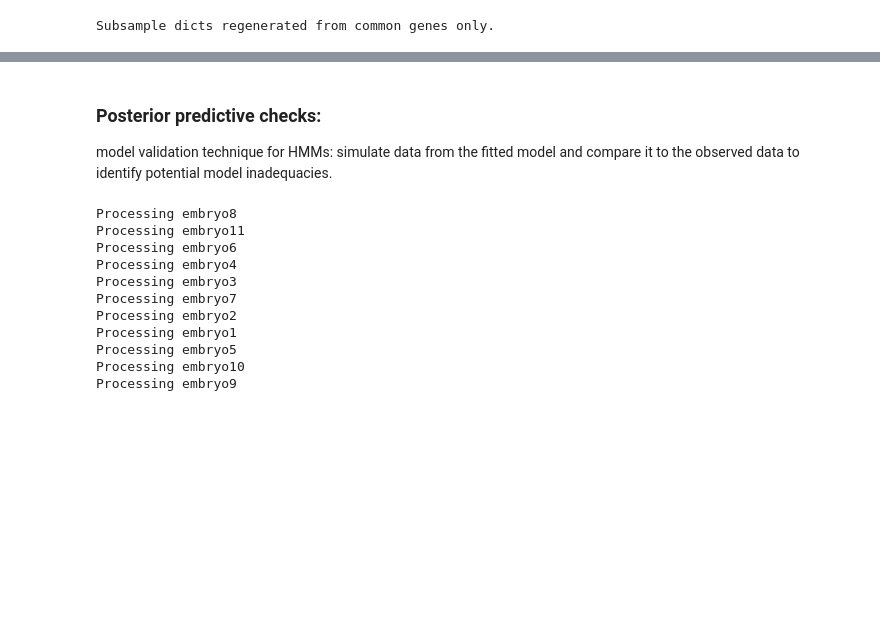
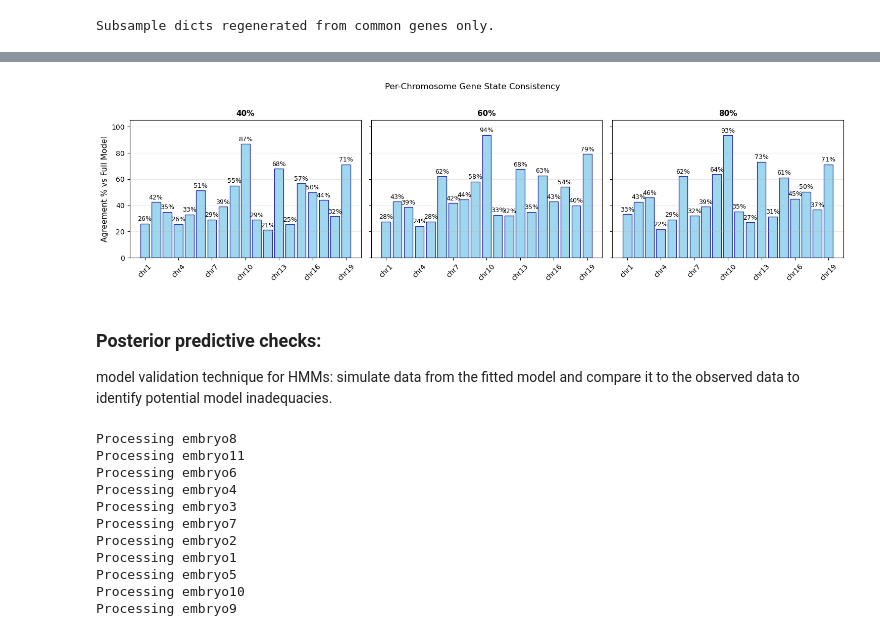
Before and after one commit to RosariaTornisiello/Genotype_HMM, a Jupyter notebook: vignette/model_evaluation.ipynb, the cells around one changed output, grey strips where cells are left out. Saved outputs shown, nothing was run; the diff lists cells and outputs as text; code cells hidden in the pictures; blank space fills up the shorter version.

```diff
--- a/vignette/model_evaluation.ipynb
+++ b/vignette/model_evaluation.ipynb
@@ -590,3 +702,39 @@ Summary Table:
+# %%
+# Replace the plotting section with this (sorts chromosomes numerically):
+
+all_chrs = sorted(full_df['Chr'].unique(), key=lambda x: int(x.replace('chr', '')))
+
+fig, axes = plt.subplots(1, 3, figsize=(15, 4), sharey=True)
+axes = axes.ravel()
+sub_models = ['40pct', '60pct', '80pct']
+
+for idx, model_name in enumerate(sub_models):
+    chr_data = []
+    for chr_name in all_chrs:
+        pct = chr_agreement_all[model_name].get(chr_name, np.nan)
+        chr_data.append(pct)
+
+    bars = axes[idx].bar(range(len(chr_data)), chr_data,
+                        color='skyblue', edgecolor='darkblue', alpha=0.8)
+
+    # Value labels
+    for i, v in enumerate(chr_data):
+        if not np.isnan(v):
+            axes[idx].text(i, v + 1, f'{v:.0f}%',
+                          ha='center', va='bottom', fontsize=9)
+
+    axes[idx].set_title(f'{model_name.replace("pct", "%")}', fontweight='bold', fontsize=11)
+    axes[idx].set_xticks(range(0, len(chr_data), max(1, len(chr_data)//5)))
+    axes[idx].set_xticklabels([f'{c}' for c in all_chrs[::max(1, len(all_chrs)//5)]], rotation=45)
+    axes[idx].set_ylim(0, 105)
+    axes[idx].grid(axis='y', alpha=0.3)
+
+axes[0].set_ylabel('Agreement % vs Full Model', fontsize=11)
+plt.suptitle('Per-Chromosome Gene State Consistency', y=1.02, fontsize=12)
+plt.tight_layout()
+plt.savefig('../images/per_chr_agreement.pdf')
+# %% [output]
+[figure, added]
 # %% [markdown]
 ### Posterior predictive checks:
 model validation technique for HMMs: simulate data from the fitted model and compare it to the observed data to identify potential model inadequacies.
```
Also changed, not shown: parts of 11 cells of this notebook.
